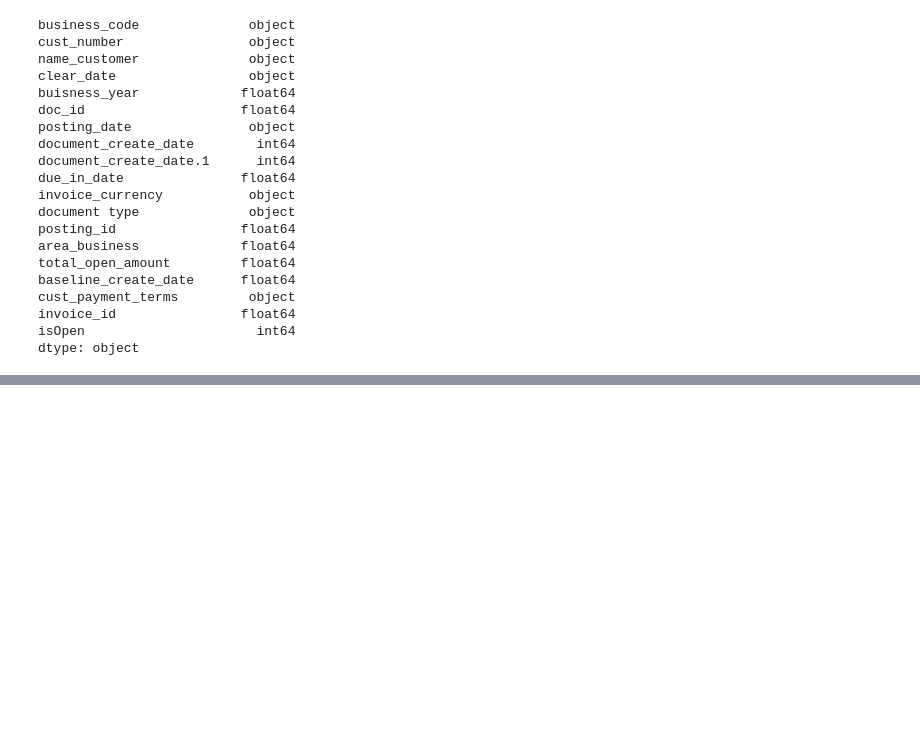
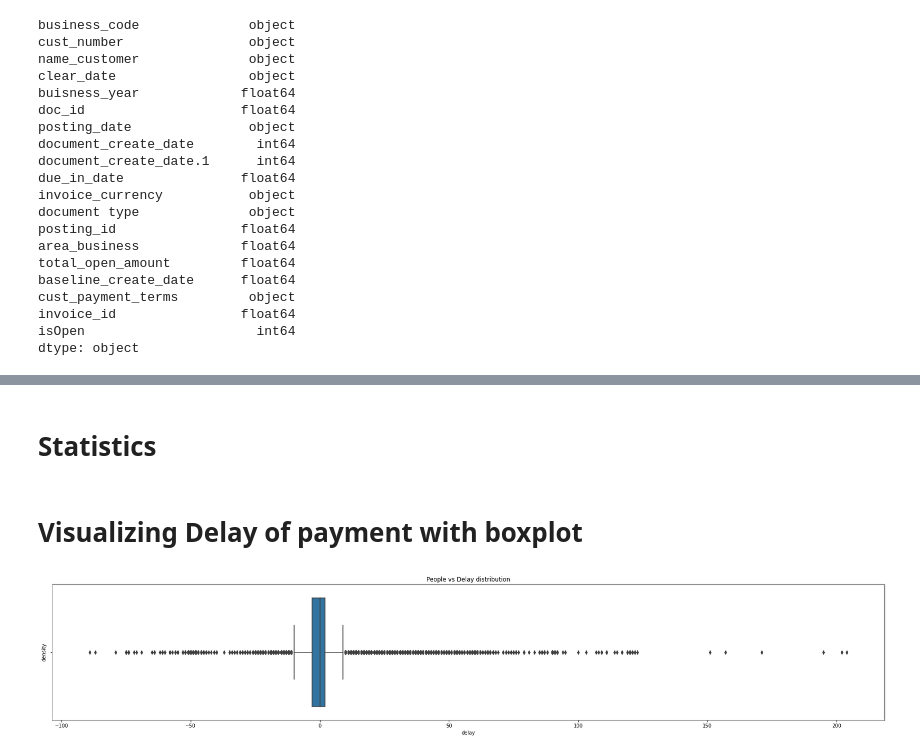
Before and after one commit to nooobcoder/HighRadiusTraining, a Jupyter notebook: project1/final.ipynb, the cells around one changed output, grey strips where cells are left out. Cells and saved outputs as stored; diff of their text form; code cells hidden in the pictures; blank space fills up the shorter version.

```diff
--- a/project1/final.ipynb
+++ b/project1/final.ipynb
@@ -198,0 +256,7 @@ dtype: object
+# %%
+# Converting some to string which are in supported pandas datetime
+for x in df_clear_date[dt2]:
+    df_clear_date[dt2] = df_clear_date[dt2].astype("str")
+
+for x in null_clear_dates[dt]:
+    null_clear_dates[dt] = null_clear_dates[dt].astype("str")
@@ -198,0 +265,21 @@ dtype: object
+# %%
+# converting to Datetime datatype
+
+df_clear_date["due_in_date"] = pd.to_datetime(
+    df_clear_date["due_in_date"], format="%Y-%m-%d"
+).dt.date
+df_clear_date["clear_date"] = pd.to_datetime(
+    df_clear_date["clear_date"], format="%Y-%m-%d"
+).dt.date
+df_clear_date["document_create_date"] = pd.to_datetime(
+    df_clear_date["document_create_date"], format="%Y-%m-%d"
+).dt.date
+df_clear_date["document_create_date.1"] = pd.to_datetime(
+    df_clear_date["document_create_date.1"], format="%Y-%m-%d"
+).dt.date
+df_clear_date["posting_date"] = pd.to_datetime(
+    df_clear_date["posting_date"], format="%Y-%m-%d"
+).dt.date
+df_clear_date["baseline_create_date"] = pd.to_datetime(
+    df_clear_date["baseline_create_date"], format="%Y-%m-%d"
+).dt.date
@@ -198,0 +358,3 @@ dtype: object
+# %%
+df_clear_date.drop(df_clear_date[df_clear_date["clear_date"] < df_clear_date["baseline_create_date"]].index,
+                   inplace=True, index=None)  # inplace -> Modify inplace or not (boolean)
@@ -198,0 +380,2 @@ dtype: object
+# %%
+df_clear_date["delay"] = (df_clear_date["clear_date"] - df_clear_date["due_in_date"]).dt.days
@@ -198,0 +403,15 @@ dtype: object
+# %% [markdown]
+# Statistics
+# %% [markdown]
+# Visualizing Delay of payment with boxplot
+# %%
+import seaborn as sns
+
+fig = plt.figure(figsize=(30, 5))
+ax = fig.add_subplot()
+ax.set_title("People vs Delay distribution")
+sns.boxplot(x=df_clear_date["delay"], )
+plt.ylabel("density")
+plt.show()
+# %% [output]
+[figure, added]
```
Also changed, not shown: parts of 43 cells of this notebook.
